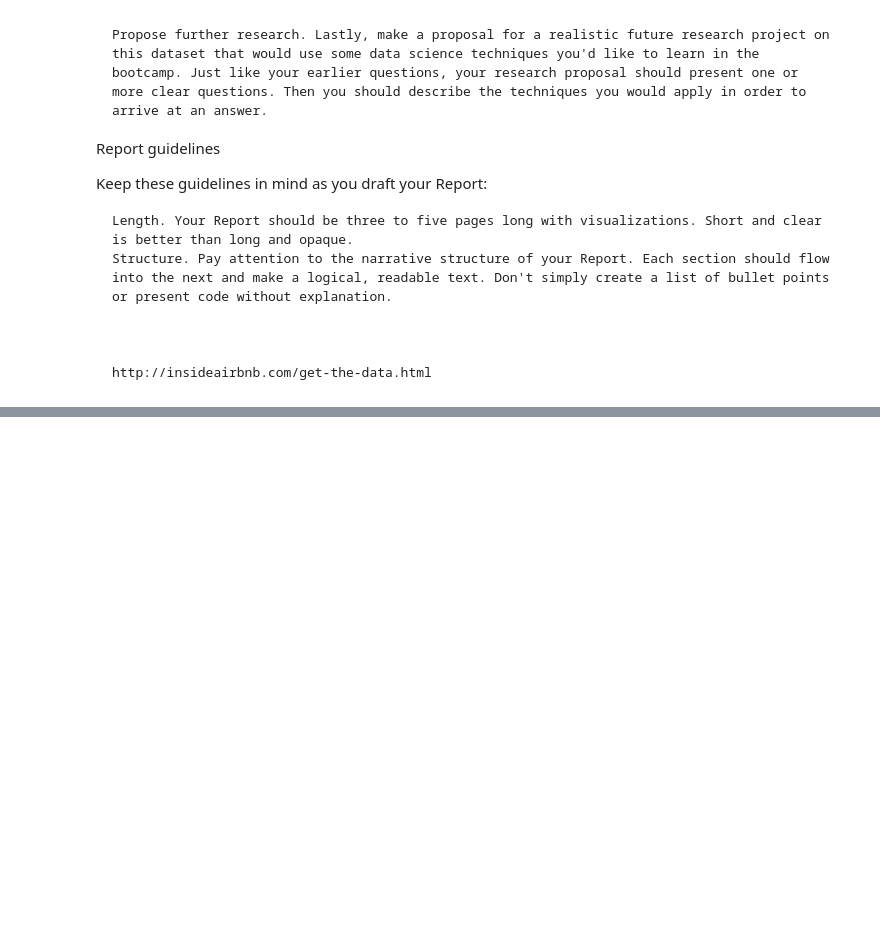
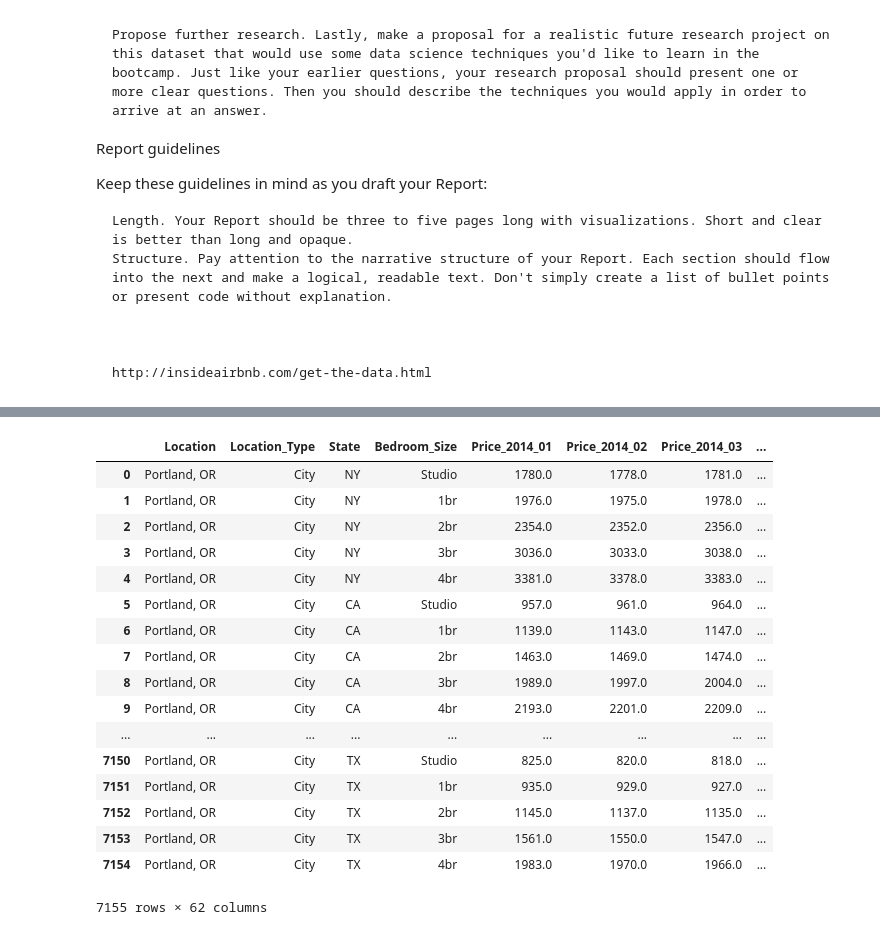
Before and after one commit to mahmoudheshmat/learn-datascience, a Jupyter notebook: Fundamentals/4.2.2 Analytic Report and Research Proposal - airbnb.ipynb, the cells around one changed output, grey strips where cells are left out. Cells and saved outputs as stored; diff of their text form; code cells hidden in the pictures; blank space fills up the shorter version.

```diff
--- a/Fundamentals/4.2.2 Analytic Report and Research Proposal - airbnb.ipynb
+++ b/Fundamentals/4.2.2 Analytic Report and Research Proposal - airbnb.ipynb
@@ -27,0 +37,3 @@ import scipy.stats as stats
+# %%
+rent = pd.read_csv('Apartment-Rent-Data-City_2018-10.csv')
+rent.head()
@@ -27,0 +48,4 @@ import scipy.stats as stats
+# %%
+portland_rent = rent[rent['Location'] == 'Portland, OR']
+portland_rent.head()
+portland_rent.describe()
@@ -27,0 +63,21 @@ import scipy.stats as stats
+# %%
+portland_rent
+# %% [output]
+|  | Location | Location_Type | State | Bedroom_Size | Price_2014_01 | Price_2014_02 | Price_2014_03 | ... |
+| 0 | Portland, OR | City | NY | Studio | 1780.0 | 1778.0 | 1781.0 | ... |
+| 1 | Portland, OR | City | NY | 1br | 1976.0 | 1975.0 | 1978.0 | ... |
+| 2 | Portland, OR | City | NY | 2br | 2354.0 | 2352.0 | 2356.0 | ... |
+| 3 | Portland, OR | City | NY | 3br | 3036.0 | 3033.0 | 3038.0 | ... |
+| 4 | Portland, OR | City | NY | 4br | 3381.0 | 3378.0 | 3383.0 | ... |
+| 5 | Portland, OR | City | CA | Studio | 957.0 | 961.0 | 964.0 | ... |
+| 6 | Portland, OR | City | CA | 1br | 1139.0 | 1143.0 | 1147.0 | ... |
+| 7 | Portland, OR | City | CA | 2br | 1463.0 | 1469.0 | 1474.0 | ... |
+| 8 | Portland, OR | City | CA | 3br | 1989.0 | 1997.0 | 2004.0 | ... |
+| 9 | Portland, OR | City | CA | 4br | 2193.0 | 2201.0 | 2209.0 | ... |
+| ... | ... | ... | ... | ... | ... | ... | ... | ... |
+| 7150 | Portland, OR | City | TX | Studio | 825.0 | 820.0 | 818.0 | ... |
+| 7151 | Portland, OR | City | TX | 1br | 935.0 | 929.0 | 927.0 | ... |
+| 7152 | Portland, OR | City | TX | 2br | 1145.0 | 1137.0 | 1135.0 | ... |
+| 7153 | Portland, OR | City | TX | 3br | 1561.0 | 1550.0 | 1547.0 | ... |
+| 7154 | Portland, OR | City | TX | 4br | 1983.0 | 1970.0 | 1966.0 | ... |
+7155 rows × 62 columns
```
Also changed, not shown: parts of 13 cells of this notebook, 5 other files.
